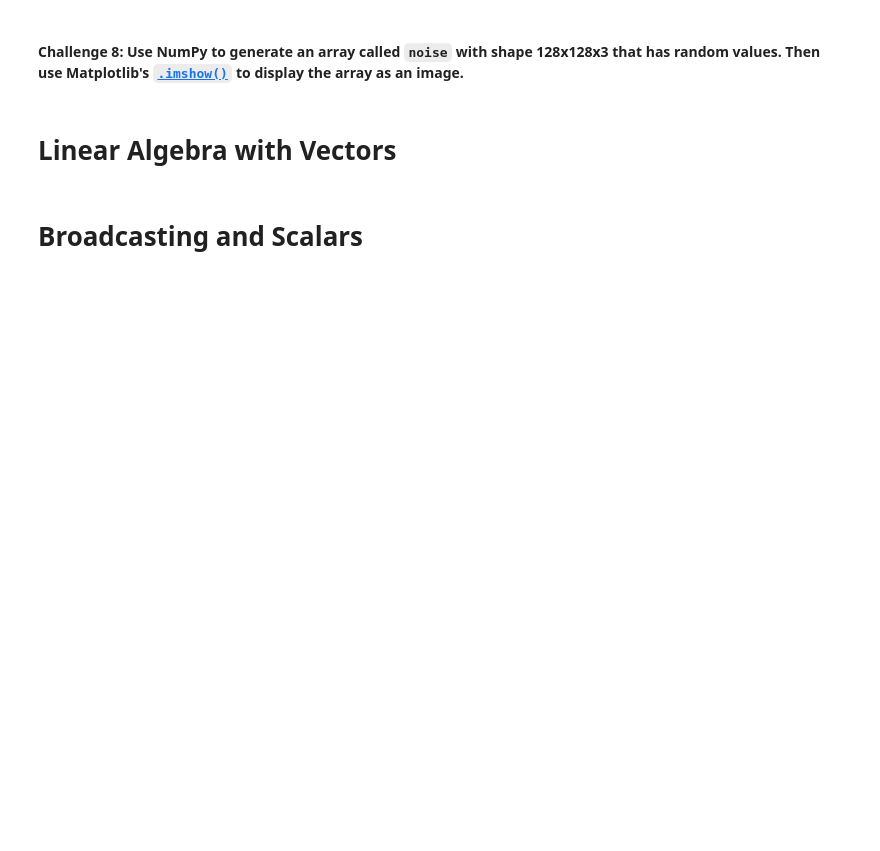
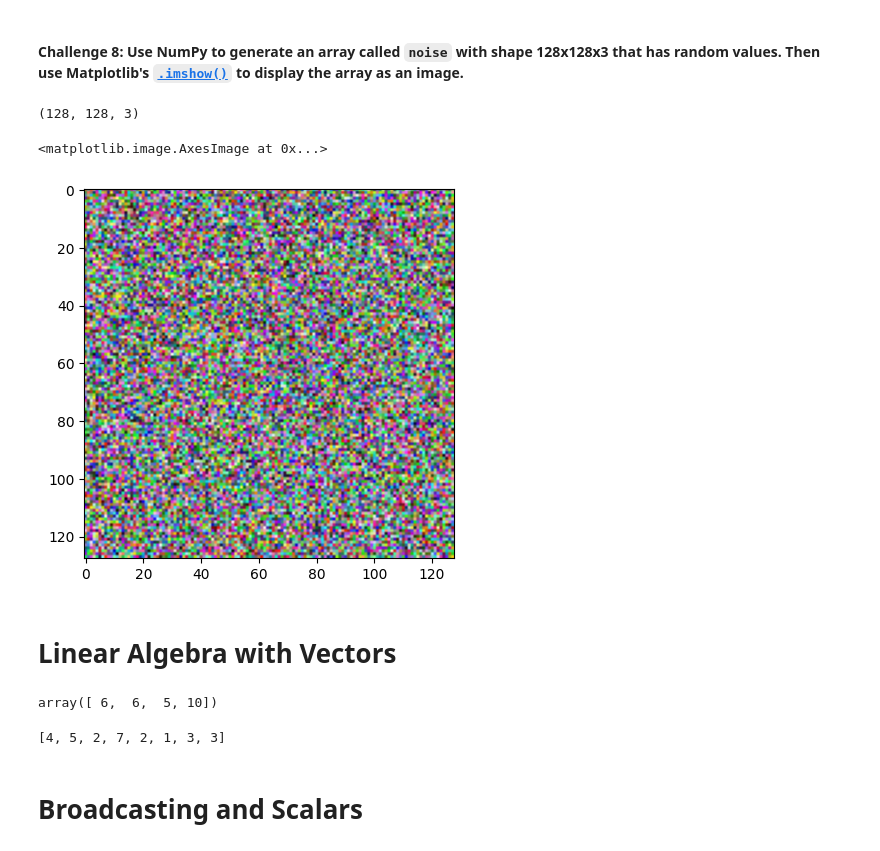
Before and after one commit to JELKOV/Technical-Python-Project, a Jupyter notebook: Day 77 Computation+with+NumPy+(start)/Computation with NumPy (start)/Computation_with_NumPy_and_N_Dimensional_Arrays_(start).ipynb, the cells around one changed output. Cells and saved outputs as stored; diff of their text form; code cells hidden in the pictures; blank space fills up the shorter version.

```diff
--- a/Day 77 Computation+with+NumPy+(start)/Computation with NumPy (start)/Computation_with_NumPy_and_N_Dimensional_Arrays_(start).ipynb
+++ b/Day 77 Computation+with+NumPy+(start)/Computation with NumPy (start)/Computation_with_NumPy_and_N_Dimensional_Arrays_(start).ipynb
@@ -146,5 +238,21 @@ Hint: Use the [`.random()` function](https://numpy.org/doc/stable/reference/rand
 # %% [markdown]
 #### **Challenge 8**: Use NumPy to generate an array called `noise` with shape 128x128x3 that has random values. Then use Matplotlib's [`.imshow()`](https://matplotlib.org/3.1.1/api/_as_gen/matplotlib.pyplot.imshow.html) to display the array as an image.
+# %%
+"""
+NumPy를 사용하여, 128x128x3 형태의 noise 라는 배열을 생성합니다. 그런 다음, Matplotlib의 .imshow()를 사용해 배열을 이미지화합니다.
+"""
+# 1. numpy 라이브러리를 사용하여 128x128 크기의 3채널(random RGB 값)을 가지는 이미지 데이터를 생성합니다.
+noise = np.random.random((128, 128, 3))  # 128x128 크기, 각 픽셀마다 3채널 값(0~1 사이 랜덤 값)
+
+# 2. 생성된 noise 배열의 shape(차원 구조)를 출력합니다.
+print(noise.shape)  # 결과: (128, 128, 3) -> 128x128 이미지, 3채널(RGB)
+
+# 3. matplotlib 라이브러리를 사용하여 noise 배열을 이미지로 시각화합니다.
+plt.imshow(noise)  # 배열의 값을 이미지로 표시 (각 채널 값이 색상으로 나타남)
+# %% [output]
+(128, 128, 3)
+<matplotlib.image.AxesImage at 0x...>
+[figure, added]
 # %% [markdown]
 # Linear Algebra with Vectors
 # %%
@@ -154,5 +262,13 @@ v2 = np.array([2, 1, 3, 3])
 # Python Lists vs ndarrays
 list1 = [4, 5, 2, 7]
 list2 = [2, 1, 3, 3]
+# %%
+v1 + v2
+# %% [output]
+array([ 6,  6,  5, 10])
+# %%
+list1 + list2
+# %% [output]
+[4, 5, 2, 7, 2, 1, 3, 3]
 # %% [markdown]
 # Broadcasting and Scalars
```
Also changed, not shown: parts of 37 cells of this notebook.
